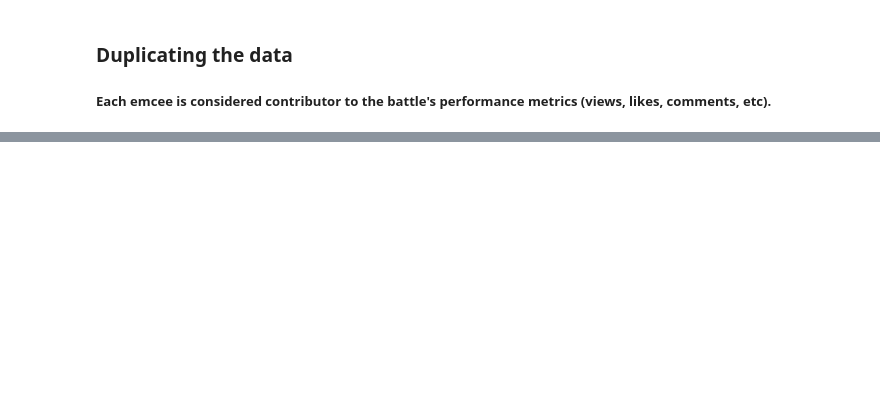
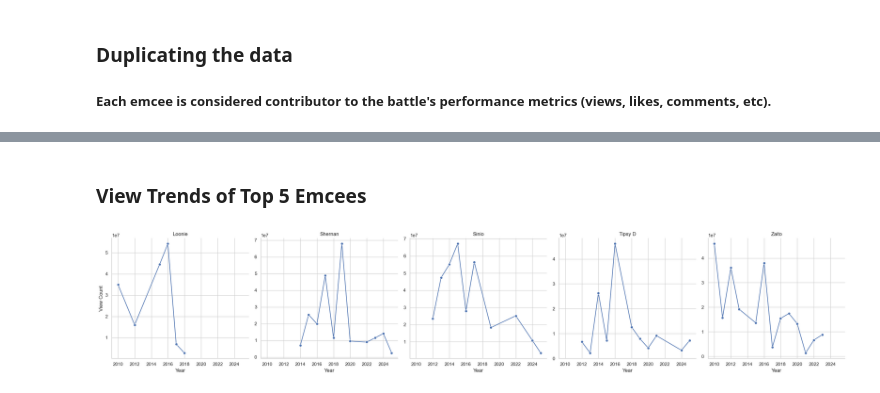
Before and after one commit to robindude8000/fliptop-eda, a Jupyter notebook: eda_notebook.ipynb, the cells around one changed output, grey strips where cells are left out. Saved outputs shown, nothing was run; the diff lists cells and outputs as text; code cells hidden in the pictures; blank space fills up the shorter version.

```diff
--- a/eda_notebook.ipynb
+++ b/eda_notebook.ipynb
@@ -94,8 +100,8 @@ df.sample(5)
 ### Duplicating the data
 ##### Each emcee is considered contributor to the battle's performance metrics (views, likes, comments, etc).
 # %%
-df1 = df[["emcee_1", "view_count", "like_count", "comment_count", "date", "year", "month", "week"]].rename(columns={"emcee_1": "emcee_name"})
-df2 = df[["emcee_2", "view_count", "like_count", "comment_count", "date", "year", "month", "week"]].rename(columns={"emcee_2": "emcee_name"})
+df1 = df[["title", "emcee_1", "view_count", "like_count", "comment_count", "video_duration", "date", "year", "month", "week"]].rename(columns={"emcee_1": "emcee_name"})
+df2 = df[["title", "emcee_2", "view_count", "like_count", "comment_count", "video_duration", "date", "year", "month", "week"]].rename(columns={"emcee_2": "emcee_name"})
 df_full = pd.concat([df1, df2], ignore_index=True)
 # %%
 # save data for manual validation
@@ -104,0 +207,11 @@ df_full.to_csv("dataset/test_file.csv", index=False, encoding="utf-8")
+# %%
+print("***battle_count reflects only their solo battles***")
+
+most_viewed_with_metrics = df_full.groupby("emcee_name").agg({
+  "view_count": "sum",
+  "like_count": "sum",
+  "emcee_name": "count"
+}).rename(columns={"emcee_name": "battle_count"}).sort_values(by="view_count", ascending=False).reset_index().head(5)
+
+most_viewed = most_viewed_with_metrics["emcee_name"]
+most_viewed_with_metrics
@@ -104,0 +226,27 @@ df_full.to_csv("dataset/test_file.csv", index=False, encoding="utf-8")
+# %% [markdown]
+### View Trends of Top 5 Emcees
+# %%
+# create summary of top 5 emcees
+df_top_5 = df_full[df_full["emcee_name"].isin(most_viewed)]
+df_top_5 = df_top_5.groupby(["emcee_name", "year"])[["view_count"]].sum().reset_index()
+
+# Ensure year is sorted for proper plotting
+# df_top_5 = df_top_5.sort_values(by=['emcee_name', 'year'])
+
+import seaborn as sns
+
+g = sns.relplot(
+    data=df_top_5,
+    x="year", y="view_count",
+    kind="line",
+    col="emcee_name", col_wrap=5,  # 3 plots per row
+    marker="o", facet_kws={'sharey': False}
+)
+
+g.set_titles("{col_name}")
+g.set_axis_labels("Year", "View Count")
+
+plt.tight_layout()
+plt.show()
+# %% [output]
+[figure, added]
```
Also changed, not shown: parts of 19 cells of this notebook, 5 other files.
